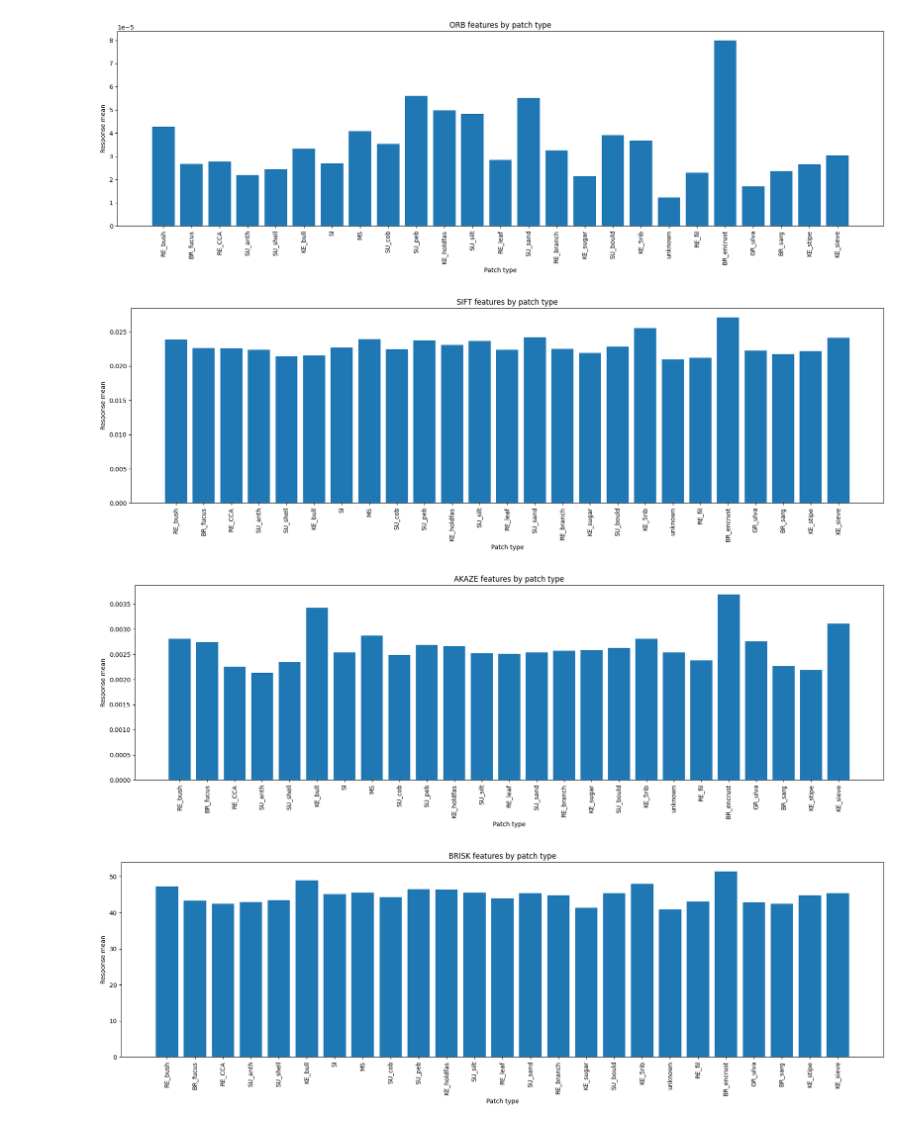
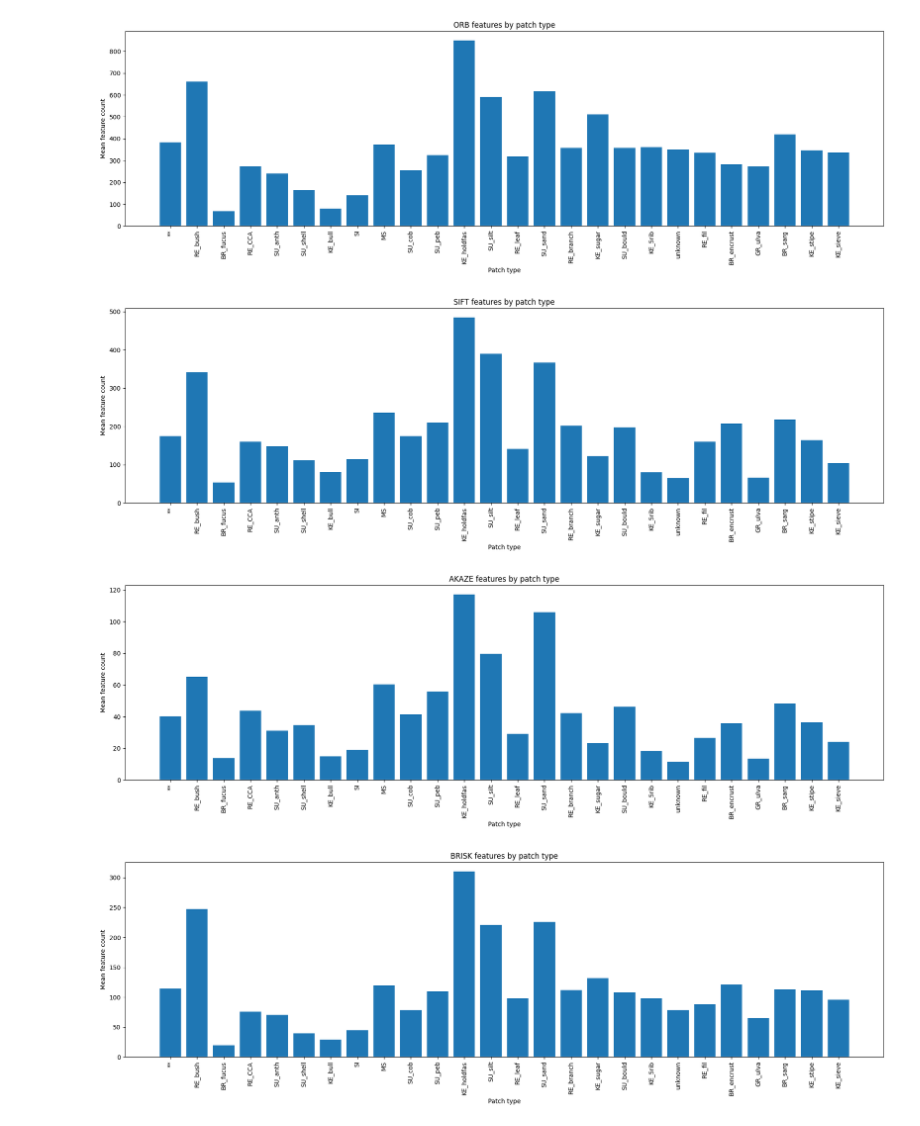
Before and after one commit to clydemcqueen/CCR_kelp_feature_detection, a Jupyter notebook: notebooks/show_stats.ipynb, the cells around one changed output. Saved outputs shown, nothing was run; the diff lists cells and outputs as text; code cells hidden in the pictures.

Commit message:
Re-run on patches, showing mean number of features per patch type

```diff
--- a/notebooks/show_stats.ipynb
+++ b/notebooks/show_stats.ipynb
@@ -2,13 +2,25 @@
 import pandas as pd
 import matplotlib.pyplot as plt
 from pathlib import Path
+# %%
+def gather_stats(path: Path) -> pd.DataFrame:
+    """Read stats.csv files and return a single dataframe containing all stats."""
+    results = []
+
+    for stats_file in path.rglob('stats.csv'):
+        try:
+            results.append(pd.read_csv(stats_file))
+        except Exception as e:
+            print(f"Error reading {stats_file}: {e}")
+
+    return pd.concat(results, ignore_index=True) if results else pd.DataFrame()
 # %%
 notebook_path = Path().absolute()
-data_path = notebook_path / '..' / 'data_output' / 'image_patches_from_25_test_photos' / 'train' / 'stats.csv'
+data_path = notebook_path / '..' / 'data_output' / 'image_patches_from_25_test_photos' / 'train'
 
-df = pd.read_csv(data_path)
+df = gather_stats(data_path)
 
-# Only show summary rows (marked with **)
+# Only show summary rows (marked with *)
 df = df[df['path'].str.contains('\*\*')]
 
 # Remove the 'data_output/image_patches_from_25_test_photos/train' prefix from each path
@@ -23,30 +35,30 @@ df_orb = df[df['detector'] == 'ORB']
 df_akaze = df[df['detector'] == 'AKAZE']
 df_brisk = df[df['detector'] == 'BRISK']
 # %%
-def show_num_features(df, detector):
+def show_stat(df, detector):
     plt.figure(figsize=(18, 6))
-    plt.bar(df['path'], df['r_mean'])
+    plt.bar(df['path'], df['f_mean'])
 
     plt.title(detector + ' features by patch type')
     plt.xlabel('Patch type')
-    plt.ylabel('Response mean')
+    plt.ylabel('Mean feature count')
     plt.xticks(rotation=90)
 
     plt.tight_layout()
     plt.show()
 # %%
-show_num_features(df_orb, 'ORB')
+show_stat(df_orb, 'ORB')
 # %% [output]
-[figure, old version]
+[figure, new version]
 # %%
-show_num_features(df_sift, 'SIFT')
+show_stat(df_sift, 'SIFT')
 # %% [output]
-[figure, old version]
+[figure, new version]
 # %%
-show_num_features(df_akaze, 'AKAZE')
+show_stat(df_akaze, 'AKAZE')
 # %% [output]
-[figure, old version]
+[figure, new version]
 # %%
-show_num_features(df_brisk, 'BRISK')
+show_stat(df_brisk, 'BRISK')
 # %% [output]
-[figure, old version]
+[figure, new version]
```
Also changed, not shown: 26 other files.
